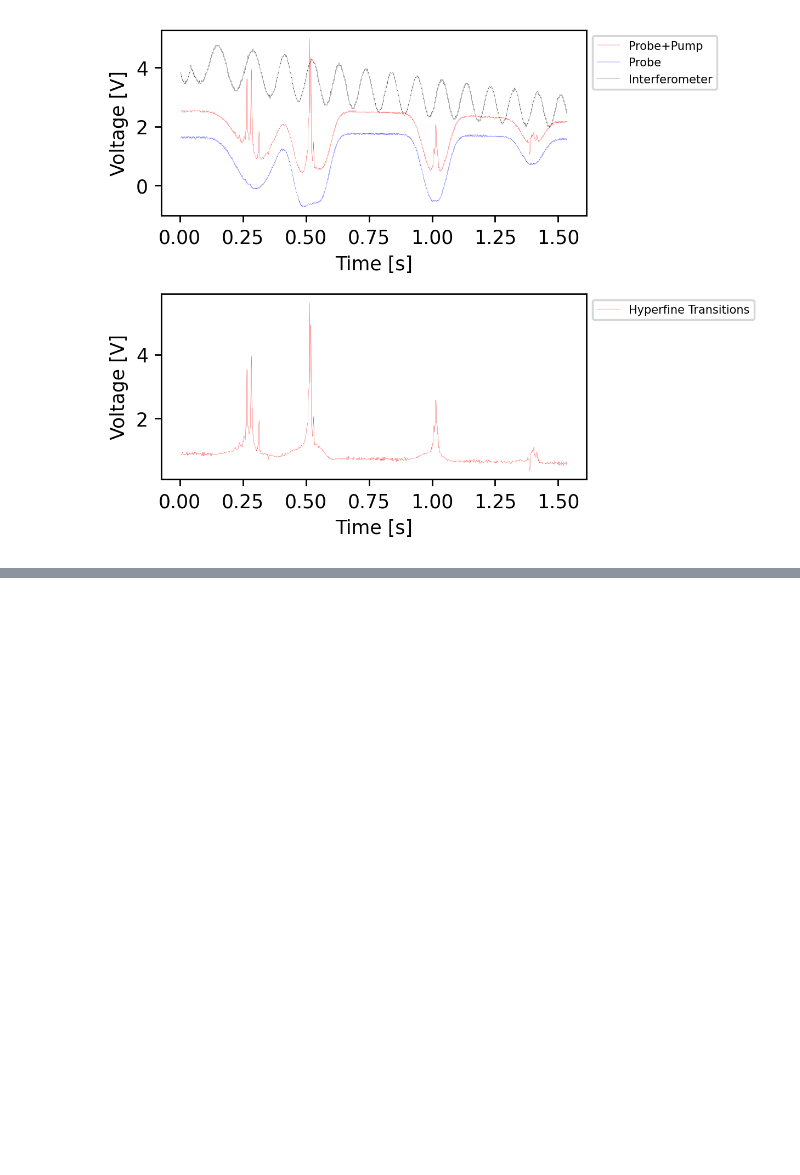
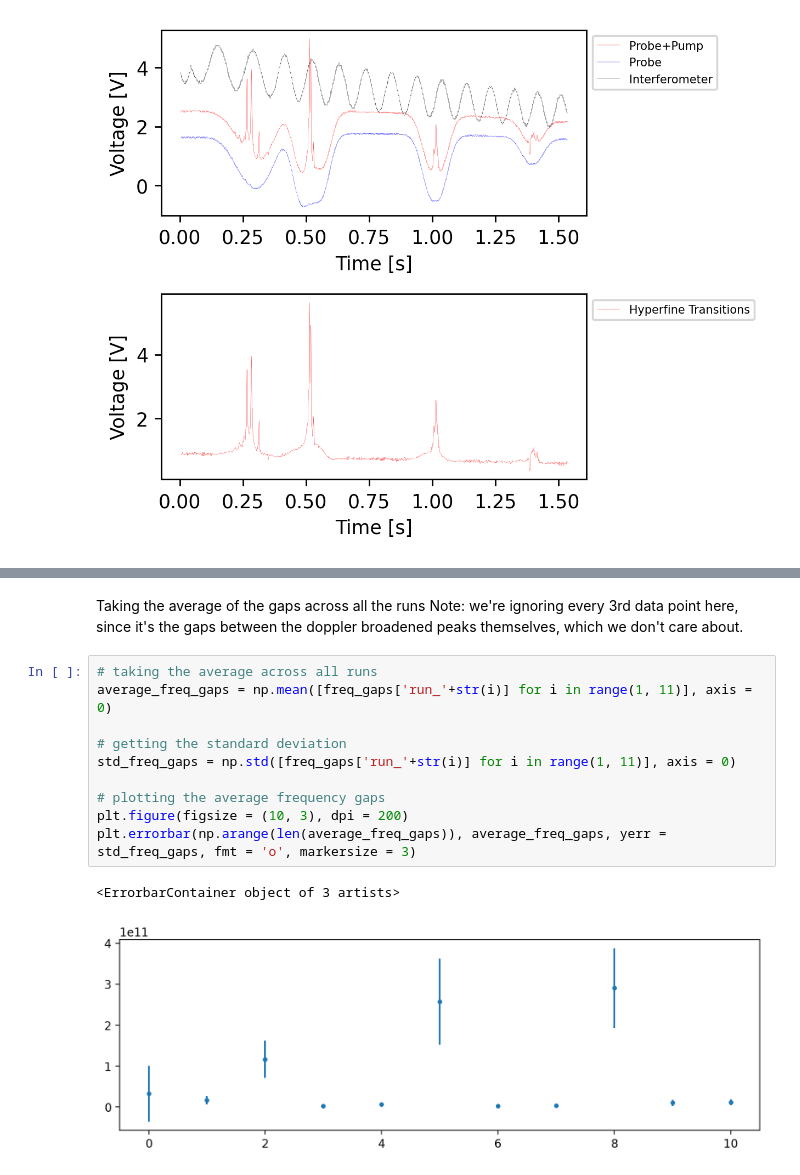
Before and after one commit to orpereira/PHYS469, a Jupyter notebook: saturation_spectroscopy/analysis_final.ipynb, the cells around one changed output, grey strips where cells are left out. Drawn from its saved outputs; the diff is of its cells as text; blank space fills up the shorter version.

```diff
--- a/saturation_spectroscopy/analysis_final.ipynb
+++ b/saturation_spectroscopy/analysis_final.ipynb
@@ -114,0 +269,16 @@ plt.show()
+# %% [markdown]
+Taking the average of the gaps across all the runs
+Note: we're ignoring every 3rd data point here, since it's the gaps between the doppler broadened peaks themselves, which we don't care about.
+# %%
+# taking the average across all runs
+average_freq_gaps = np.mean([freq_gaps['run_'+str(i)] for i in range(1, 11)], axis = 0)
+
+# getting the standard deviation
+std_freq_gaps = np.std([freq_gaps['run_'+str(i)] for i in range(1, 11)], axis = 0)
+
+# plotting the average frequency gaps
+plt.figure(figsize = (10, 3), dpi = 200)
+plt.errorbar(np.arange(len(average_freq_gaps)), average_freq_gaps, yerr = std_freq_gaps, fmt = 'o', markersize = 3)
+# %% [output]
+<ErrorbarContainer object of 3 artists>
+[figure, added]
```
Also changed, not shown: parts of 12 cells of this notebook.
